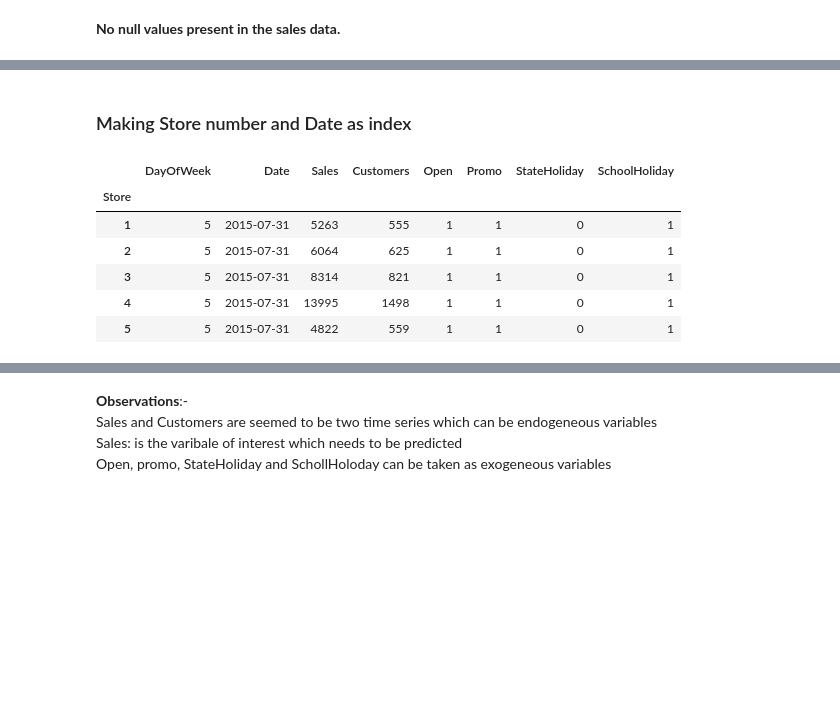
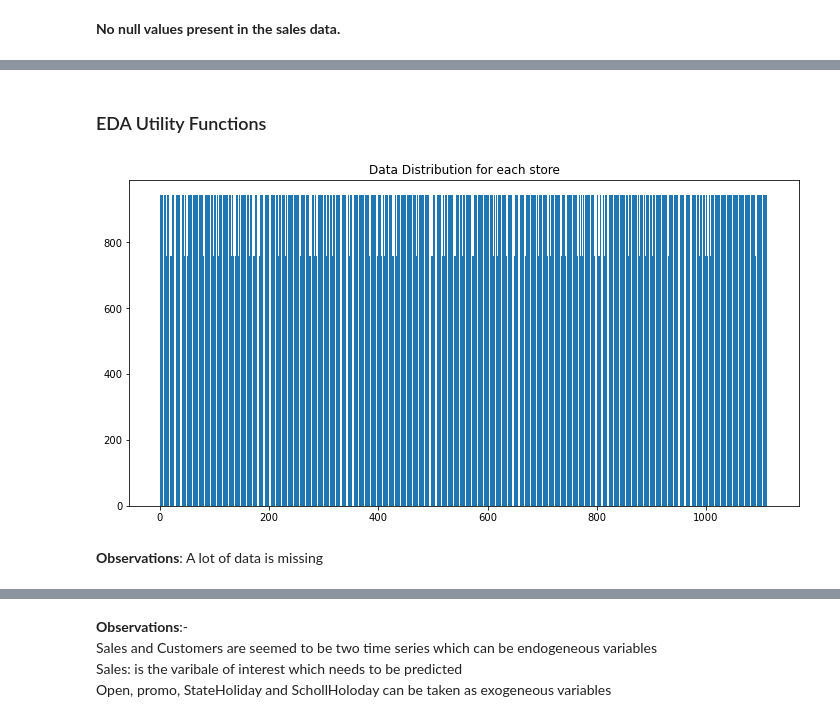
Before and after one commit to rahul-kum4w4t/SalesForecast_Capstone, a Jupyter notebook: Sales_Forecasting.ipynb, the cells around one changed output, grey strips where cells are left out. Saved outputs shown, nothing was run; the diff lists cells and outputs as text; code cells hidden in the pictures; blank space fills up the shorter version.

```diff
--- a/Sales_Forecasting.ipynb
+++ b/Sales_Forecasting.ipynb
@@ -66,7 +70,7 @@ import warnings
 warnings.filterwarnings('ignore')
 # %%
 store_data = pd.read_csv('store.csv')
-sales_data = pd.read_csv('train.csv')
+sales_data = pd.read_csv('train.csv', parse_dates=['Date'])
 # %%
 print('Store data rows %d and columns %d.' % store_data.shape)
 print('Store Sales data rows %d and columns %d.' % sales_data.shape)
@@ -121,2 +120,0 @@ __No null values present in the sales data.__
-# %%
-sales_data['Date'] = pd.to_datetime(sales_data.Date)
@@ -151,13 +120,0 @@ sales_data.head()
-# %% [markdown]
-### Making Store number and Date as index
-# %%
-sales_data.set_index(['Store'], inplace=True)
-sales_data.head()
-# %% [output]
-|  | DayOfWeek | Date | Sales | Customers | Open | Promo | StateHoliday | SchoolHoliday |
-| Store |  |  |  |  |  |  |  |  |
-| 1 | 5 | 2015-07-31 | 5263 | 555 | 1 | 1 | 0 | 1 |
-| 2 | 5 | 2015-07-31 | 6064 | 625 | 1 | 1 | 0 | 1 |
-| 3 | 5 | 2015-07-31 | 8314 | 821 | 1 | 1 | 0 | 1 |
-| 4 | 5 | 2015-07-31 | 13995 | 1498 | 1 | 1 | 0 | 1 |
-| 5 | 5 | 2015-07-31 | 4822 | 559 | 1 | 1 | 0 | 1 |
@@ -163,0 +125,26 @@ sales_data.head()
+# %% [markdown]
+### EDA Utility Functions
+# %%
+def show_data_distribution():
+    rows_for_each_store = []
+    for i in range(max_stores_count):
+        rows_for_each_store.append(sales_data.loc[i+1].shape[0])
+
+    plt.figure(figsize=[12,6])
+    plt.bar(range(0,max_stores_count), rows_for_each_store)
+    plt.title("Data Distribution for each store")
+    plt.show()
+
+def showPlot(id, field_name, df=sales_data):
+    plt.figure(figsize=[12,4])
+    plt.plot(df.loc[id].Date, df.loc[id][field_name])
+    plt.title("%s plot for store id: %d" % (field_name, id))
+    plt.show()
+# %%
+## Visualizing data to check how much data is missing
+show_data_distribution()
+# %% [output]
+[figure, added]
+# %% [markdown]
+__Observations__:
+A lot of data is missing
```
Also changed, not shown: parts of 42 cells of this notebook.
